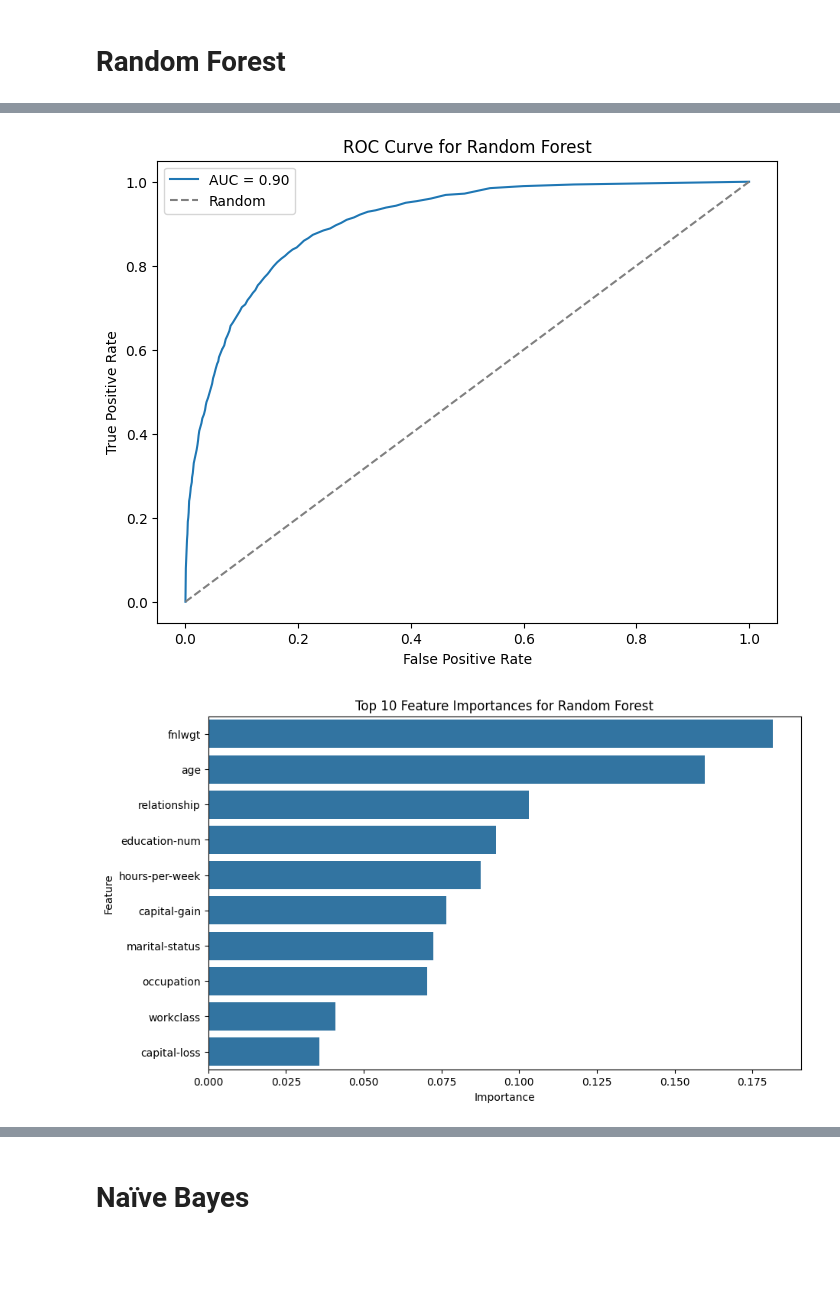
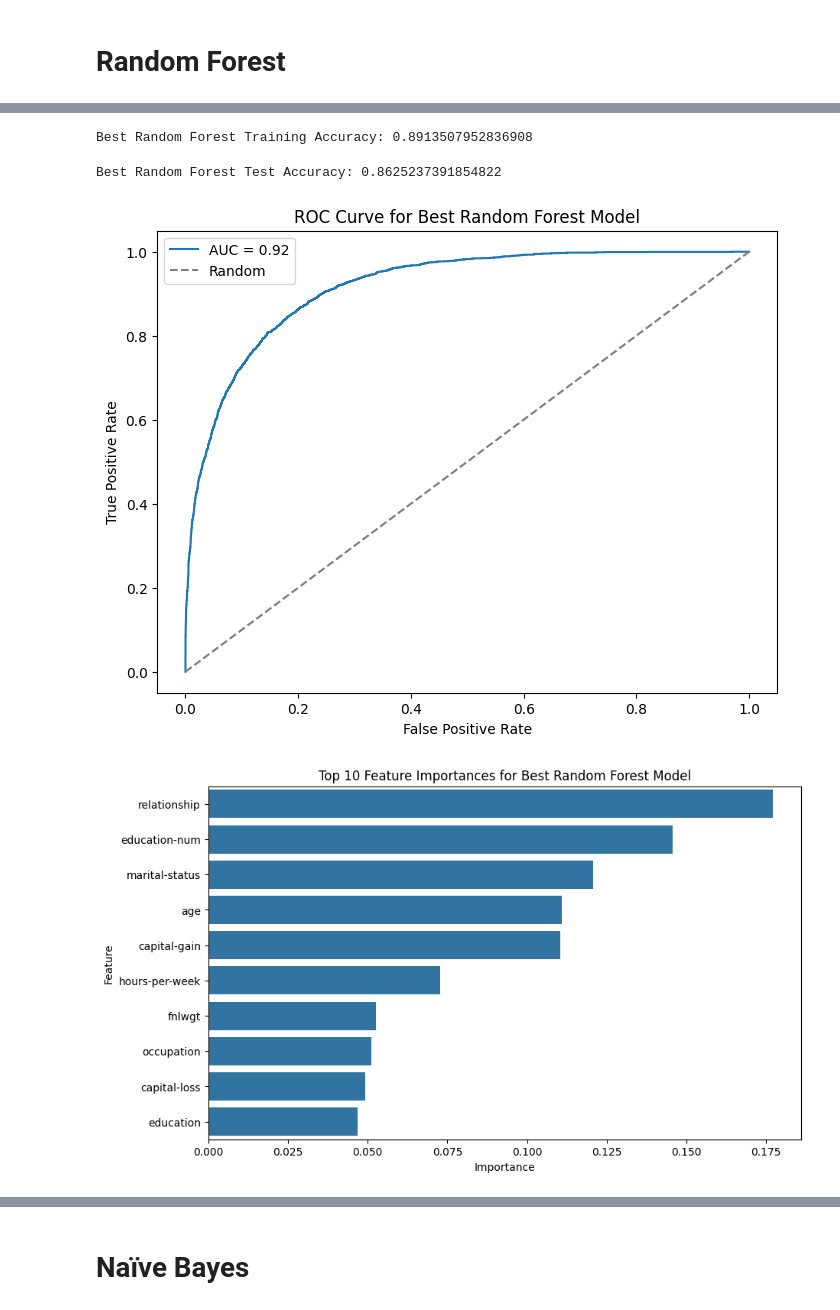
Before and after one commit to VanujaSooriyaarachchi/Census-Data-Income-Prediction, a Jupyter notebook: Model.ipynb, the cells around one changed output, grey strips where cells are left out. Drawn from its saved outputs; the diff is of its cells as text; code cells hidden in the pictures; blank space fills up the shorter version.

```diff
--- a/Model.ipynb
+++ b/Model.ipynb
@@ -90,4 +90,13 @@ len(X_test), len(X_train), len(y_test), len(y_train)
 (9478, 37911, 9478, 37911)
 # %% [markdown]
 # Random Forest
+# %%
+# Define the hyperparameter grid for GridSearchCV
+param_grid = {
+    'n_estimators': [50, 75, 100],
+    'max_depth': [5, 10, 15],
+    'min_samples_split': [2, 3, 5],
+    'min_samples_leaf': [1, 2, 3],
+    'max_features': ['sqrt', 'log2']
+}
 # %%
@@ -94,3 +104 @@ len(X_test), len(X_train), len(y_test), len(y_train)
 rf_model = RandomForestClassifier(random_state=42)
-# %%
-rf_model.fit(X_train, y_train)
@@ -110,0 +130,6 @@ Random Forest Test Accuracy: 0.8535556024477738
+# %%
+# Calculate accuracy for the training set
+best_rf_train_accuracy = accuracy_score(y_train, best_rf_train_predictions)
+print("Best Random Forest Training Accuracy:", best_rf_train_accuracy)
+# %% [output]
+Best Random Forest Training Accuracy: 0.8913507952836908
@@ -110,0 +139,6 @@ Random Forest Test Accuracy: 0.8535556024477738
+# %%
+# Calculate accuracy for the test set
+best_rf_test_accuracy = accuracy_score(y_test, best_rf_predictions)
+print("Best Random Forest Test Accuracy:", best_rf_test_accuracy)
+# %% [output]
+Best Random Forest Test Accuracy: 0.8625237391854822
@@ -111,34 +151,28 @@ Random Forest Test Accuracy: 0.8535556024477738
 # %%
-# Get predicted probabilities for the positive class
-rf_probabilities = rf_model.predict_proba(X_test)[:, 1]
-
-# Calculate the ROC curve
-fpr, tpr, thresholds = roc_curve(y_test, rf_probabilities)
-
 # Plot the ROC curve
 plt.figure(figsize=(8, 6))
 plt.plot(fpr, tpr, label=f'AUC = {roc_auc_score(y_test, rf_probabilities):.2f}')
 plt.plot([0, 1], [0, 1], linestyle='--', color='gray', label='Random')
 plt.xlabel('False Positive Rate')
 plt.ylabel('True Positive Rate')
-plt.title('ROC Curve for Random Forest')
+plt.title('ROC Curve for Best Random Forest Model')
 plt.legend()
 plt.show()
 # %% [output]
-[figure, old version]
+[figure, new version]
+# %%
+# Get feature importances from the trained Random Forest model
+feature_importances = best_rf_model.feature_importances_
+# %%
+# Create a DataFrame to display feature importances
+feature_importance_df = pd.DataFrame({'Feature': X.columns, 'Importance': feature_importances})
+feature_importance_df = feature_importance_df.sort_values(by='Importance', ascending=False)
 # %%
-# Get feature importances from the trained Random Forest model
-feature_importances = rf_model.feature_importances_
-
-# Create a DataFrame to display feature importances
-feature_importance_df = pd.DataFrame({'Feature': x.columns, 'Importance': feature_importances})
-feature_importance_df = feature_importance_df.sort_values(by='Importance', ascending=False)
-
 # Plot the top N most important features
 top_features = 10
 plt.figure(figsize=(10, 6))
 sns.barplot(x='Importance', y='Feature', data=feature_importance_df.head(top_features))
-plt.title(f'Top {top_features} Feature Importances for Random Forest')
+plt.title(f'Top {top_features} Feature Importances for Best Random Forest Model')
 plt.show()
 # %% [output]
-[figure, old version]
+[figure, new version]
```
Also changed, not shown: parts of 25 cells of this notebook, 2 other files.
